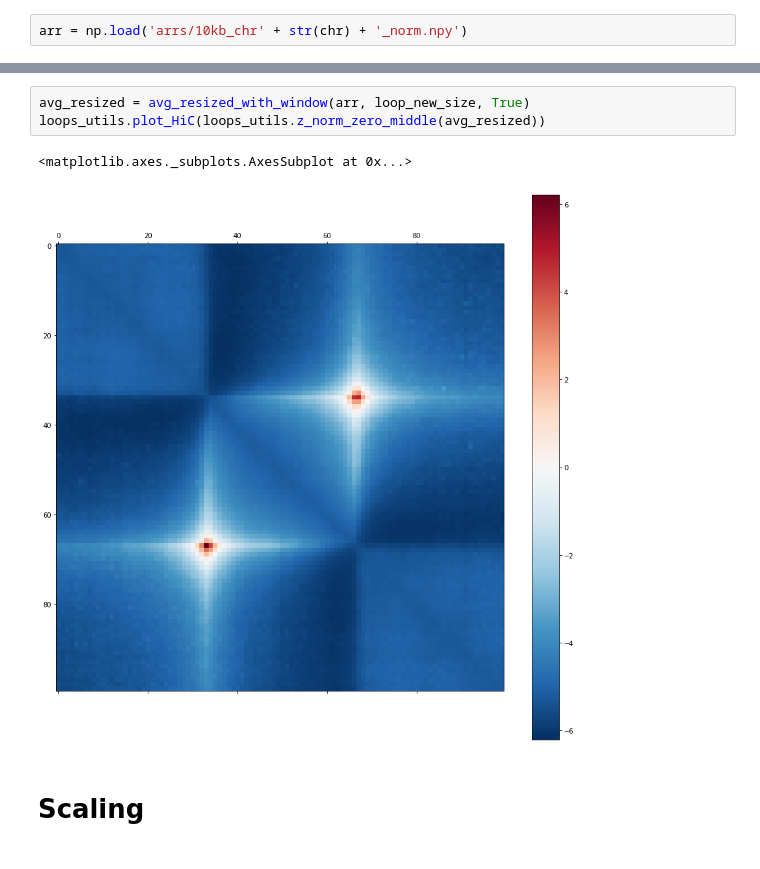
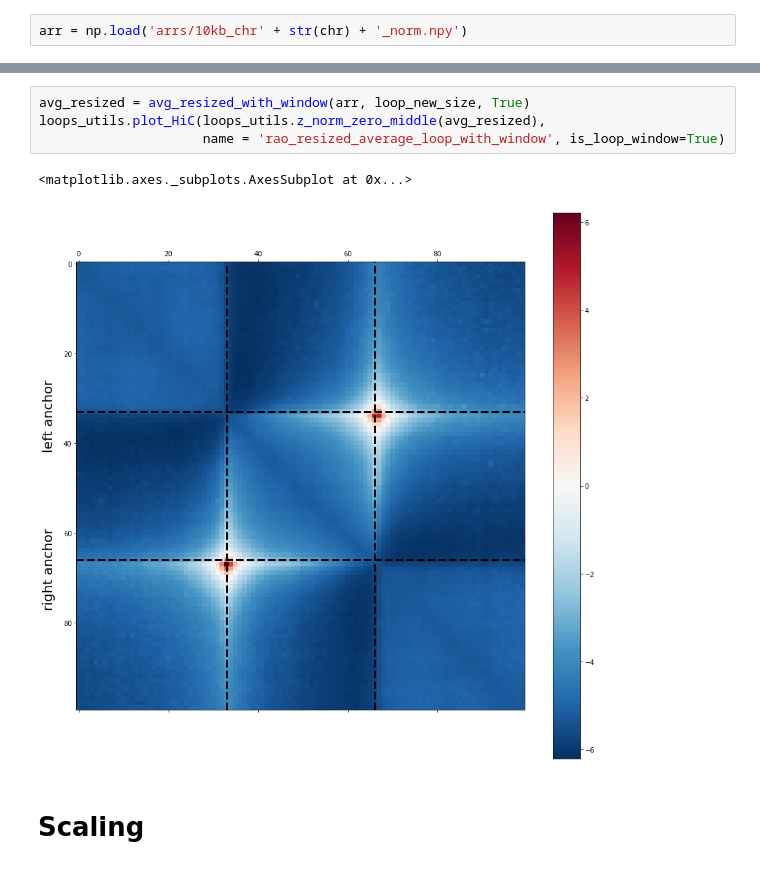
Before and after one commit to GoodBoy962/Dictyostelium-loops, a Jupyter notebook: rao/Loops scaling (Rao).ipynb, the cells around one changed output, grey strips where cells are left out. Cells and saved outputs as stored; diff of their text form.

```diff
--- a/rao/Loops scaling (Rao).ipynb
+++ b/rao/Loops scaling (Rao).ipynb
@@ -63,10 +63,11 @@ loops_utils.plot_HiC(loops_utils.z_norm_zero_middle(avg_resized))
 [figure]
 # %%
 avg_resized = avg_resized_with_window(arr, loop_new_size, True)
-loops_utils.plot_HiC(loops_utils.z_norm_zero_middle(avg_resized))
+loops_utils.plot_HiC(loops_utils.z_norm_zero_middle(avg_resized),
+                     name = 'rao_resized_average_loop_with_window', is_loop_window=True)
 # %% [output]
 <matplotlib.axes._subplots.AxesSubplot at 0x...>
-[figure, old version]
+[figure, new version]
 # %% [markdown]
 # Scaling
 # %% [markdown]
```
Also changed, not shown: parts of 1 cell of this notebook, 3 other files.
